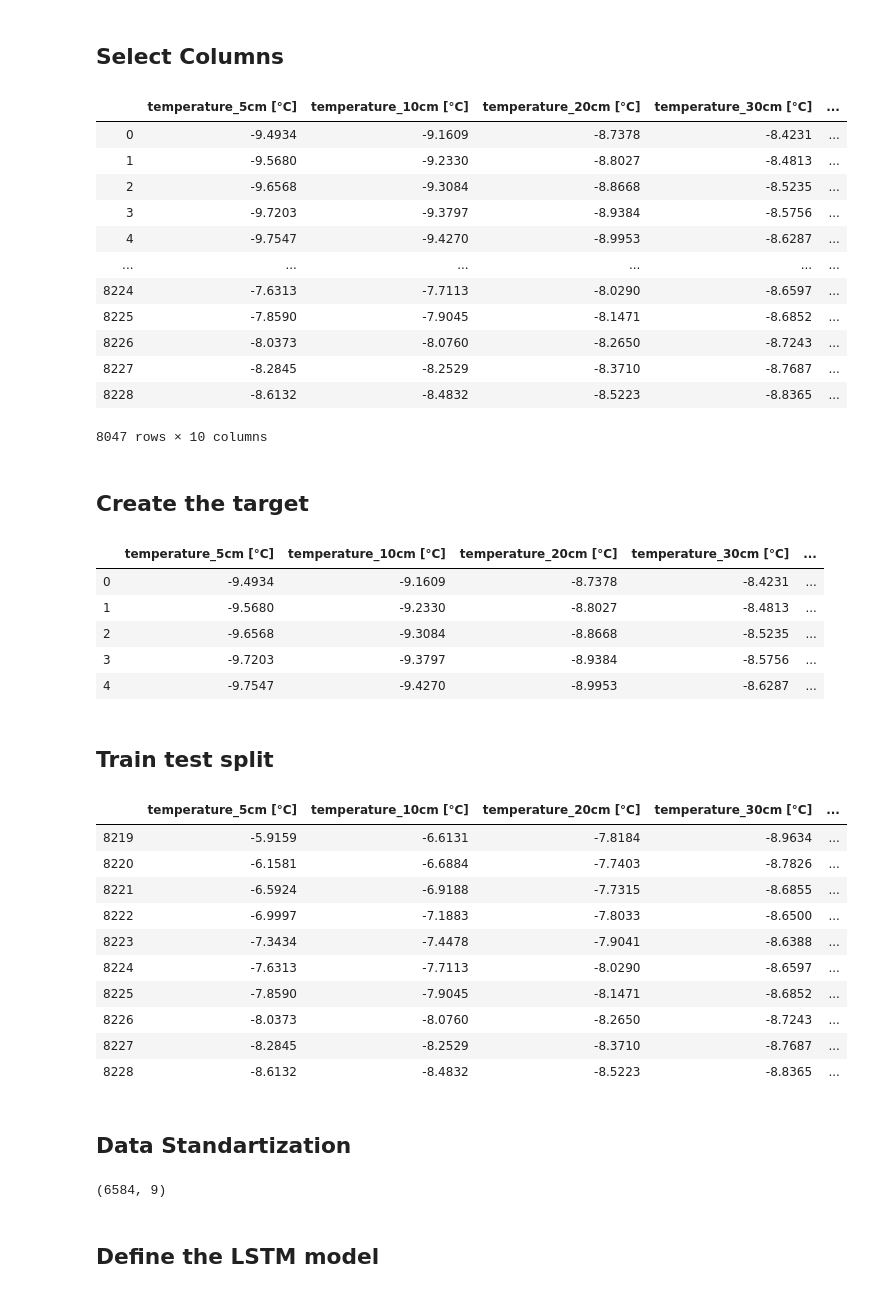
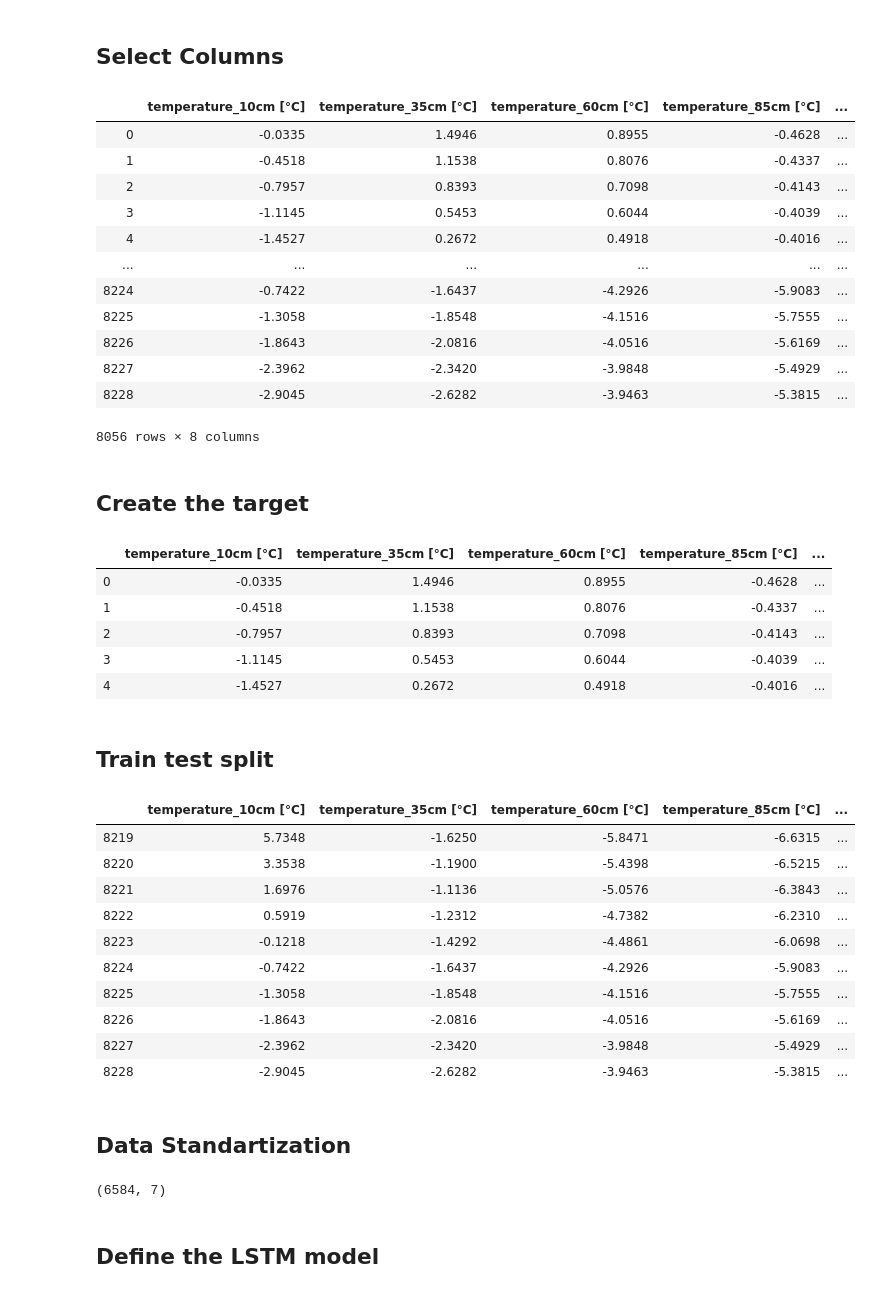
Before and after one commit to elonag/permafrostanalytics, a Jupyter notebook: scripts/LSTM_model_displacement.ipynb, the cells around one changed output. Saved outputs shown, nothing was run; the diff lists cells and outputs as text; code cells hidden in the pictures.

Commit message:
Temp sensor correction

```diff
--- a/scripts/LSTM_model_displacement.ipynb
+++ b/scripts/LSTM_model_displacement.ipynb
@@ -16,7 +16,7 @@ from sklearn import metrics
 # %%
 prec = pd.read_csv('../data/timeseries_derived_data_products/MH25_vaisalawxt520prec_2017.csv', parse_dates=['time'])
 wind = pd.read_csv('../data/timeseries_derived_data_products/MH25_vaisalawxt520windpth_2017.csv', parse_dates=['time'])
-temp = pd.read_csv('../data/timeseries_derived_data_products/MH30_temperature_rock_2017.csv', parse_dates=['time'])
+temp = pd.read_csv('../data/timeseries_derived_data_products/MH10_temperature_rock_2017.csv', parse_dates=['time'])
 radio = pd.read_csv('../data/timeseries_derived_data_products/MH15_radiometer__conv_2017.csv', parse_dates=['time'])
 displ = pd.read_csv('../data/MH8_displacement_2017_processed.csv')
 # %%
@@ -49,28 +65,28 @@ temp_inner = pd.merge(left=temp_inner, right=displ, left_on='time',right_on='tim
 # %%
 temp_inner['time'] = pd.to_datetime(temp_inner['time'])
 temp_inner['season'] = np.round(pd.DatetimeIndex(temp_inner['time']).month/3)
 del temp_inner['time']
 
-temp_inner = temp_inner[['temperature_5cm [°C]', 'temperature_10cm [°C]',
-       'temperature_20cm [°C]', 'temperature_30cm [°C]',
-       'temperature_50cm [°C]', 'temperature_100cm [°C]',
-       'wind_speed_average [km/h]', 'net_radiation [Wm^-2]', 'season','displacement_dx1']]
+temp_inner = temp_inner[['temperature_10cm [°C]',
+       'temperature_35cm [°C]', 'temperature_60cm [°C]',
+       'temperature_85cm [°C]', 'wind_speed_average [km/h]',
+                         'net_radiation [Wm^-2]', 'season','displacement_dx1']]
 
 temp_inner.dropna()
 # %% [output]
-|  | temperature_5cm [°C] | temperature_10cm [°C] | temperature_20cm [°C] | temperature_30cm [°C] | ... |
-| 0 | -9.4934 | -9.1609 | -8.7378 | -8.4231 | ... |
-| 1 | -9.5680 | -9.2330 | -8.8027 | -8.4813 | ... |
-| 2 | -9.6568 | -9.3084 | -8.8668 | -8.5235 | ... |
-| 3 | -9.7203 | -9.3797 | -8.9384 | -8.5756 | ... |
-| 4 | -9.7547 | -9.4270 | -8.9953 | -8.6287 | ... |
+|  | temperature_10cm [°C] | temperature_35cm [°C] | temperature_60cm [°C] | temperature_85cm [°C] | ... |
+| 0 | -0.0335 | 1.4946 | 0.8955 | -0.4628 | ... |
+| 1 | -0.4518 | 1.1538 | 0.8076 | -0.4337 | ... |
+| 2 | -0.7957 | 0.8393 | 0.7098 | -0.4143 | ... |
+| 3 | -1.1145 | 0.5453 | 0.6044 | -0.4039 | ... |
+| 4 | -1.4527 | 0.2672 | 0.4918 | -0.4016 | ... |
 | ... | ... | ... | ... | ... | ... |
-| 8224 | -7.6313 | -7.7113 | -8.0290 | -8.6597 | ... |
-| 8225 | -7.8590 | -7.9045 | -8.1471 | -8.6852 | ... |
-| 8226 | -8.0373 | -8.0760 | -8.2650 | -8.7243 | ... |
-| 8227 | -8.2845 | -8.2529 | -8.3710 | -8.7687 | ... |
-| 8228 | -8.6132 | -8.4832 | -8.5223 | -8.8365 | ... |
+| 8224 | -0.7422 | -1.6437 | -4.2926 | -5.9083 | ... |
+| 8225 | -1.3058 | -1.8548 | -4.1516 | -5.7555 | ... |
+| 8226 | -1.8643 | -2.0816 | -4.0516 | -5.6169 | ... |
+| 8227 | -2.3962 | -2.3420 | -3.9848 | -5.4929 | ... |
+| 8228 | -2.9045 | -2.6282 | -3.9463 | -5.3815 | ... |
-8047 rows × 10 columns
+8056 rows × 8 columns
 # %% [markdown]
 ##  Create the target
 # %%
@@ -85,12 +101,12 @@ temp_inner = temp_inner.drop(temp_inner.index[temp_inner.shape[0] : temp_inner.s
 temp_inner = temp_inner.replace(np.nan, 0)
 temp_inner.head()
 # %% [output]
-|  | temperature_5cm [°C] | temperature_10cm [°C] | temperature_20cm [°C] | temperature_30cm [°C] | ... |
-| 0 | -9.4934 | -9.1609 | -8.7378 | -8.4231 | ... |
-| 1 | -9.5680 | -9.2330 | -8.8027 | -8.4813 | ... |
-| 2 | -9.6568 | -9.3084 | -8.8668 | -8.5235 | ... |
-| 3 | -9.7203 | -9.3797 | -8.9384 | -8.5756 | ... |
-| 4 | -9.7547 | -9.4270 | -8.9953 | -8.6287 | ... |
+|  | temperature_10cm [°C] | temperature_35cm [°C] | temperature_60cm [°C] | temperature_85cm [°C] | ... |
+| 0 | -0.0335 | 1.4946 | 0.8955 | -0.4628 | ... |
+| 1 | -0.4518 | 1.1538 | 0.8076 | -0.4337 | ... |
+| 2 | -0.7957 | 0.8393 | 0.7098 | -0.4143 | ... |
+| 3 | -1.1145 | 0.5453 | 0.6044 | -0.4039 | ... |
+| 4 | -1.4527 | 0.2672 | 0.4918 | -0.4016 | ... |
 # %% [markdown]
 ## Train test split
 # %%
@@ -114,17 +130,17 @@ else:
 # %%
 X_val[-10:]
 # %% [output]
-|  | temperature_5cm [°C] | temperature_10cm [°C] | temperature_20cm [°C] | temperature_30cm [°C] | ... |
-| 8219 | -5.9159 | -6.6131 | -7.8184 | -8.9634 | ... |
-| 8220 | -6.1581 | -6.6884 | -7.7403 | -8.7826 | ... |
-| 8221 | -6.5924 | -6.9188 | -7.7315 | -8.6855 | ... |
-| 8222 | -6.9997 | -7.1883 | -7.8033 | -8.6500 | ... |
-| 8223 | -7.3434 | -7.4478 | -7.9041 | -8.6388 | ... |
-| 8224 | -7.6313 | -7.7113 | -8.0290 | -8.6597 | ... |
-| 8225 | -7.8590 | -7.9045 | -8.1471 | -8.6852 | ... |
-| 8226 | -8.0373 | -8.0760 | -8.2650 | -8.7243 | ... |
-| 8227 | -8.2845 | -8.2529 | -8.3710 | -8.7687 | ... |
-| 8228 | -8.6132 | -8.4832 | -8.5223 | -8.8365 | ... |
+|  | temperature_10cm [°C] | temperature_35cm [°C] | temperature_60cm [°C] | temperature_85cm [°C] | ... |
+| 8219 | 5.7348 | -1.6250 | -5.8471 | -6.6315 | ... |
+| 8220 | 3.3538 | -1.1900 | -5.4398 | -6.5215 | ... |
+| 8221 | 1.6976 | -1.1136 | -5.0576 | -6.3843 | ... |
+| 8222 | 0.5919 | -1.2312 | -4.7382 | -6.2310 | ... |
+| 8223 | -0.1218 | -1.4292 | -4.4861 | -6.0698 | ... |
+| 8224 | -0.7422 | -1.6437 | -4.2926 | -5.9083 | ... |
+| 8225 | -1.3058 | -1.8548 | -4.1516 | -5.7555 | ... |
+| 8226 | -1.8643 | -2.0816 | -4.0516 | -5.6169 | ... |
+| 8227 | -2.3962 | -2.3420 | -3.9848 | -5.4929 | ... |
+| 8228 | -2.9045 | -2.6282 | -3.9463 | -5.3815 | ... |
 # %% [markdown]
 ## Data Standartization
 # %%
@@ -143,7 +159,7 @@ n_frames = 5 # length of autoregressive sequence
 # %%
 input_shape
 # %% [output]
-(6584, 9)
+(6584, 7)
 # %% [markdown]
 ## Define the LSTM model
 # %%
```
Also changed, not shown: parts of 7 cells of this notebook.
